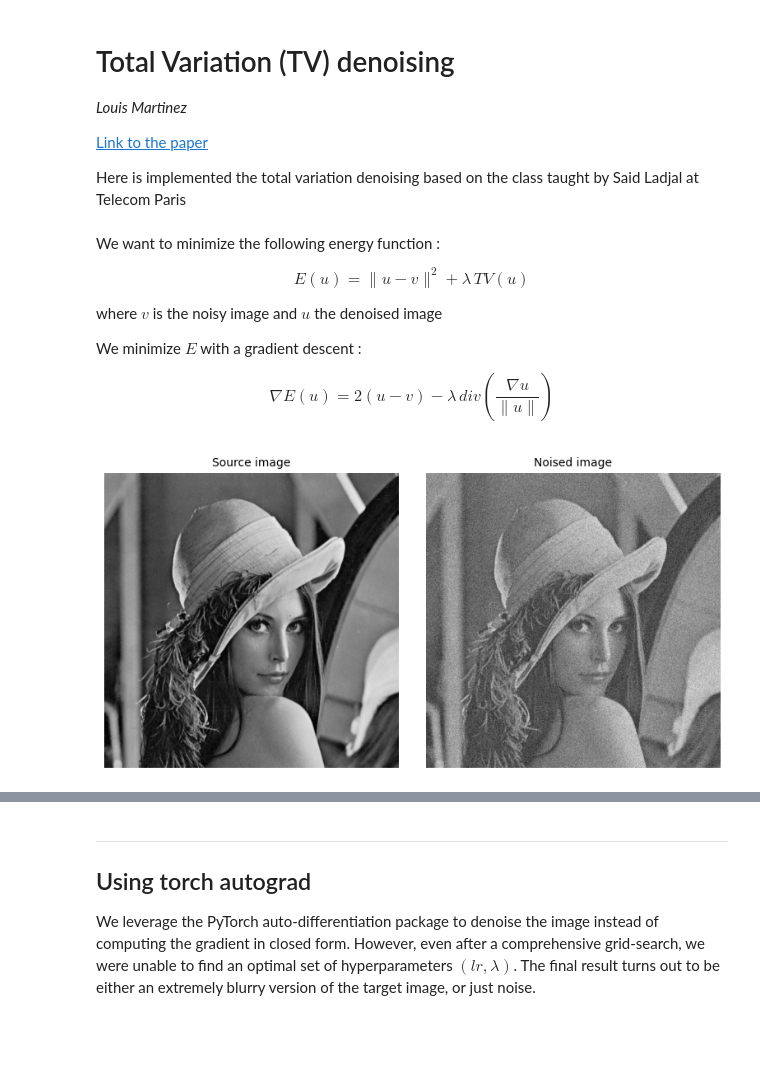
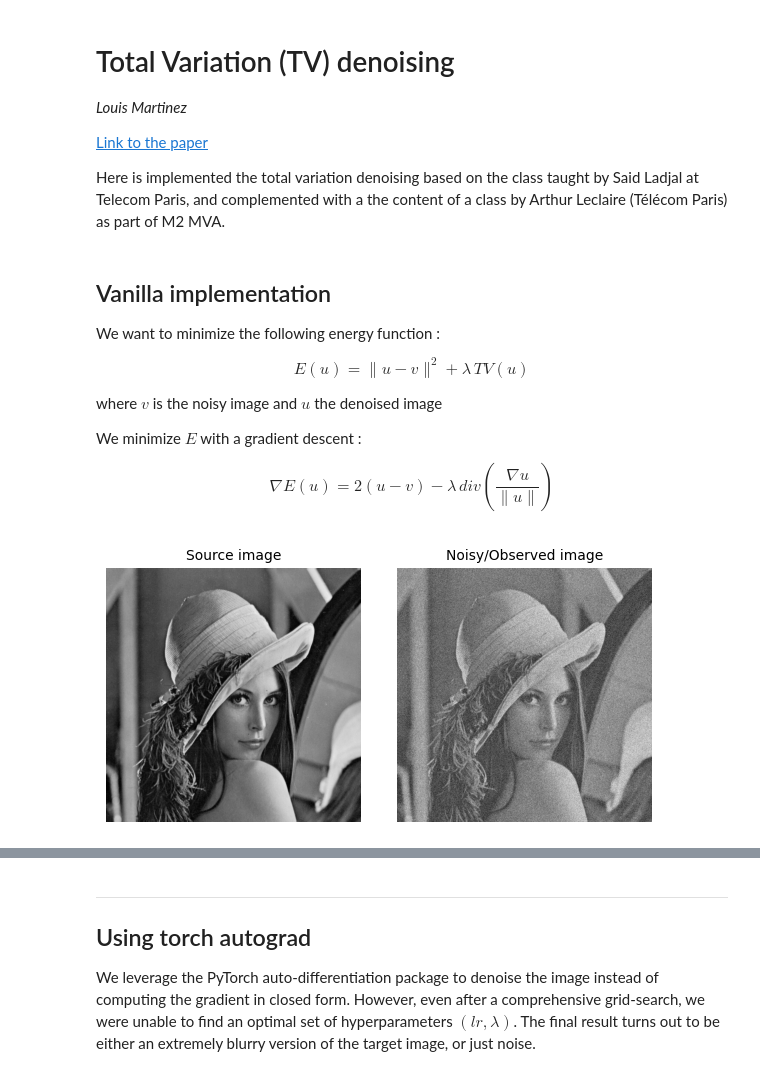
Before and after one commit to lmartinez2001/image-processing, a Jupyter notebook: 2_TV_denoising.ipynb, the cells around one changed output, grey strips where cells are left out. Drawn from its saved outputs; the diff is of its cells as text; code cells hidden in the pictures; blank space fills up the shorter version.

```diff
--- a/2_TV_denoising.ipynb
+++ b/2_TV_denoising.ipynb
@@ -5,7 +5,7 @@
 
 [Link to the paper](./References/total_variation.pdf)
 
-Here is implemented the total variation denoising based on the class taught by Said Ladjal at Telecom Paris
+Here is implemented the total variation denoising based on the class taught by Said Ladjal at Telecom Paris, and complemented with a the content of a class by Arthur Leclaire (Télécom Paris) as part of M2 MVA.
 # %%
 import random
 import numpy as np
@@ -29,6 +29,8 @@ def show_img(ax, im, title):
     ax.imshow(im)
     ax.set_title(title, fontsize=10)
 # %% [markdown]
+## Vanilla implementation
+
 We want to minimize the following energy function :
 
 $$E(u) = \|u-v\|^2+\lambda\, TV(u)$$
@@ -79,11 +81,11 @@ def gradient(im):
 
     return np.stack([grad_x, grad_y], axis=2).transpose(2, 0, 1)
 
-def random_noise(im,noise):
+def random_noise(im,sigma):
     """
     Add gaussian noise to an image
     """
-    out=im+noise*np.random.randn(*im.shape)
+    out = im + sigma*np.random.randn(*im.shape)
     return out
 
 def divergence(gx, gy):
@@ -137,13 +139,13 @@ def minimize_TV(v, lamb, step, n_steps):
 # %%
 im = imread('https://raw.githubusercontent.com/lmartinez2001/Resources/main/default_images/lena.tif')
 im_n = random_noise(im, 25)
 
-fig, ax = plt.subplots(1, 2, figsize=(8, 4))
+fig, ax = plt.subplots(1, 2, figsize=(6,3))
 show_img(ax[0], im, 'Source image')
-show_img(ax[1], im_n, 'Noised image')
+show_img(ax[1], im_n, 'Noisy/Observed image')
 plt.tight_layout()
 plt.show()
 # %% [output]
-[figure, old version]
+[figure, new version]
 # %%
 denoised, energies = minimize_TV(im_n, lamb=50, step=0.01, n_steps=200)
```
Also changed, not shown: parts of 5 cells of this notebook, 1 other file.
